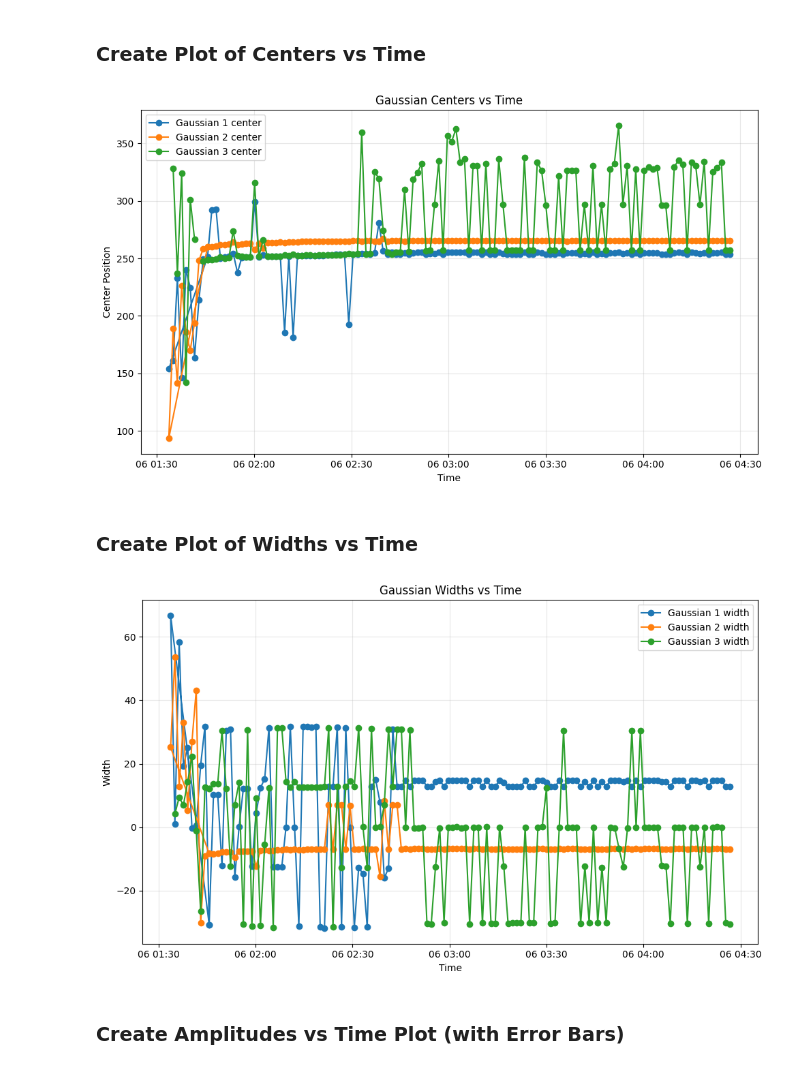
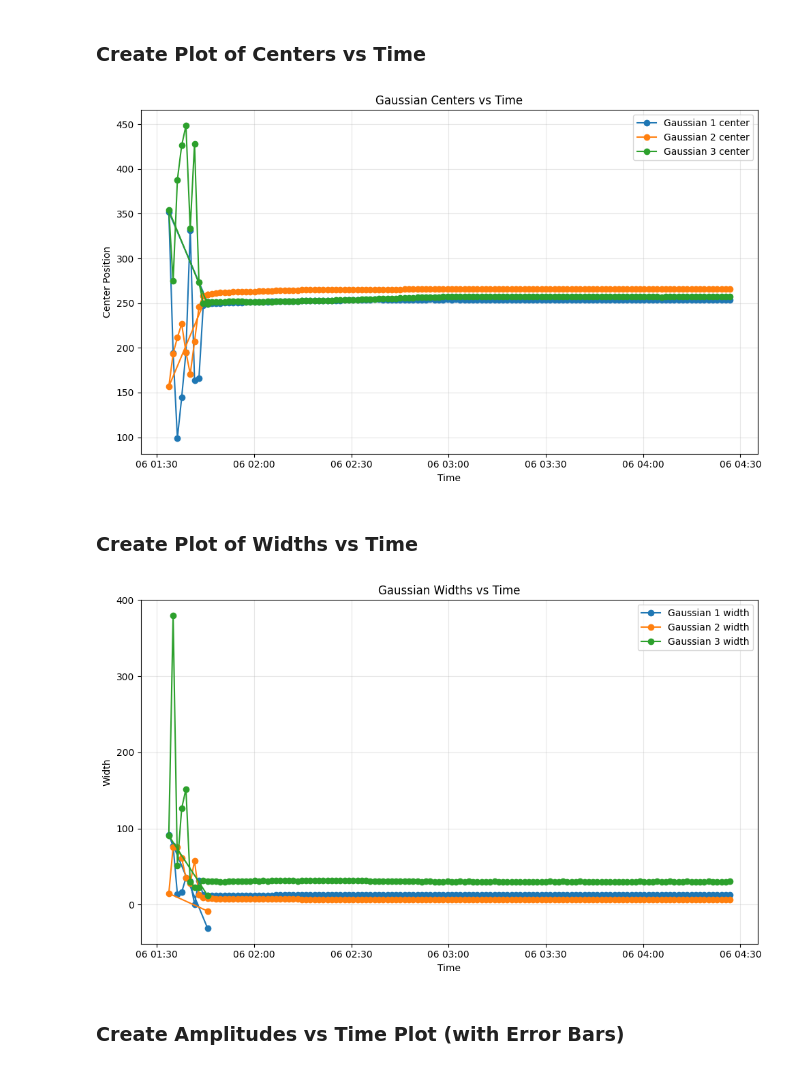
Before and after one commit to evan-toon/DNP, a Jupyter notebook: 3Gaussian_Vary_Freely.ipynb, the cells around one changed output. Saved outputs shown, nothing was run; the diff lists cells and outputs as text; code cells hidden in the pictures.

```diff
--- a/3Gaussian_Vary_Freely.ipynb
+++ b/3Gaussian_Vary_Freely.ipynb
@@ -109,6 +109,10 @@ interactive(children=(IntSlider(value=9, description='Row Index:', max=131, min=
 # %% [markdown]
 ### TITLE
 # %%
+lowbound = (-np.inf, -np.inf, 0, -np.inf, -np.inf, 0, -np.inf, -np.inf, 0)
+upbound = (np.inf, np.inf, np.inf, np.inf, np.inf, np.inf, np.inf, np.inf, np.inf,)
+
+
 for i in range(len(df)):
 
     # ...
@@ -123,15 +127,26 @@ for i in range(len(df)):
     ]
 
     try:
-        popt, pcov = curve_fit(three_gaussians, x_data, signal_array, p0=initial_guess, maxfev=10000)
+        popt, pcov = curve_fit(three_gaussians, x_data, signal_array, p0=initial_guess, bounds=(lowbound, upbound), maxfev=10000)
         perr = np.sqrt(np.diag(pcov))  # <-- Extract uncertainties
+
+        model = three_gaussians(x_data, *popt)
+        residuals = signal_array - model
+        sigma = np.std(residuals, ddof=1)
+
+        if sigma <= 0 or np.isnan(sigma):
+            continue  # Skip unreliable fits
+
+        chi2 = np.sum((residuals / sigma) ** 2)
+
 
         fit_results.append({
             'index': i,
             'time': df.index[i],
             'pol': df.iloc[i]['pol'],
             'params': popt,
-            'errors': perr     # <-- Add errors to fit_results
+            'errors': perr,
+            'chi2': chi2
     })
     except RuntimeError:
         continue
@@ -144,9 +176,8 @@ fit_df = pd.DataFrame(fit_results)
 plt.figure(figsize=(10, 6))
 for i in range(3):
     amps = fit_df['params'].apply(lambda p: p[i*3] if isinstance(p, (list, np.ndarray)) else np.nan)
-    filtered_amps = amps.where((amps > -0.02), np.nan)
     amp_error, cen_error, wid_error = perr[i*3:i*3+3]
-    plt.plot(fit_df['time'], filtered_amps, 'o-', label=f'Gaussian {i+1} amplitude')
+    plt.plot(fit_df['time'], amps, 'o-', label=f'Gaussian {i+1} amplitude')
     #plt.errorbar(...)
 
 plt.xlabel('Time')
@@ -164,8 +195,7 @@ plt.show()
 plt.figure(figsize=(10, 6))
 for i in range(3):
     centers = fit_df['params'].apply(lambda p: p[i*3+1] if isinstance(p, (list, np.ndarray)) else np.nan)
-    filtered_centers = centers.where((centers < 1200), np.nan)
-    plt.plot(fit_df['time'], filtered_centers, 'o-', label=f'Gaussian {i+1} center')
+    plt.plot(fit_df['time'], centers, 'o-', label=f'Gaussian {i+1} center')
 
 plt.xlabel('Time')
 plt.ylabel('Center Position')
@@ -175,25 +205,24 @@ plt.legend()
 plt.tight_layout()
 plt.show()
 # %% [output]
-[figure, old version]
+[figure, new version]
 # %% [markdown]
 ### Create Plot of Widths vs Time
 # %%
 plt.figure(figsize=(10, 6))
 for i in range(3):
     widths = fit_df['params'].apply(lambda p: p[i*3+2] if isinstance(p, (list, np.ndarray)) else np.nan)
-    filtered_widths = widths.where((widths > -100), np.nan)
-    plt.plot(fit_df['time'], filtered_widths, 'o-', label=f'Gaussian {i+1} width')
+    plt.plot(fit_df['time'], widths, 'o-', label=f'Gaussian {i+1} width')
 
 plt.xlabel('Time')
 plt.ylabel('Width')
 plt.title('Gaussian Widths vs Time')
 plt.grid(True, alpha=0.3)
 plt.legend()
 plt.tight_layout()
 plt.show()
 # %% [output]
-[figure, old version]
+[figure, new version]
 # %% [markdown]
 ### Create Amplitudes vs Time Plot (with Error Bars)
 # %%
```
Also changed, not shown: parts of 10 cells of this notebook.
